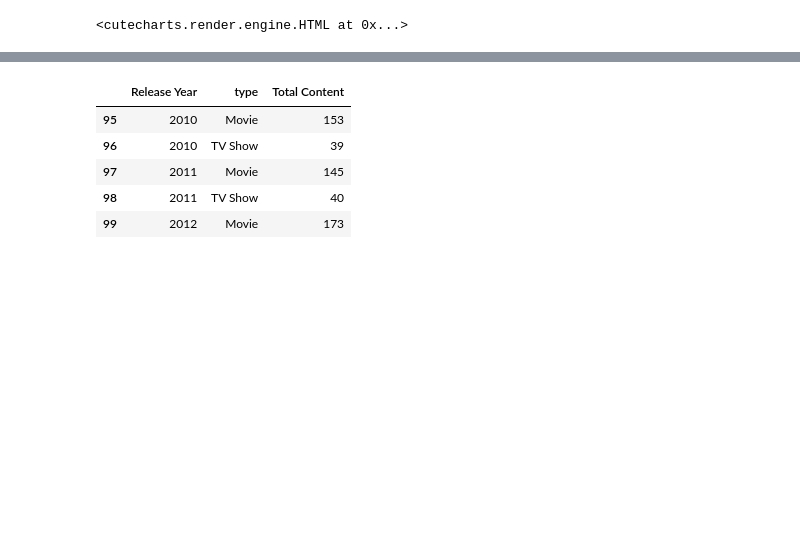
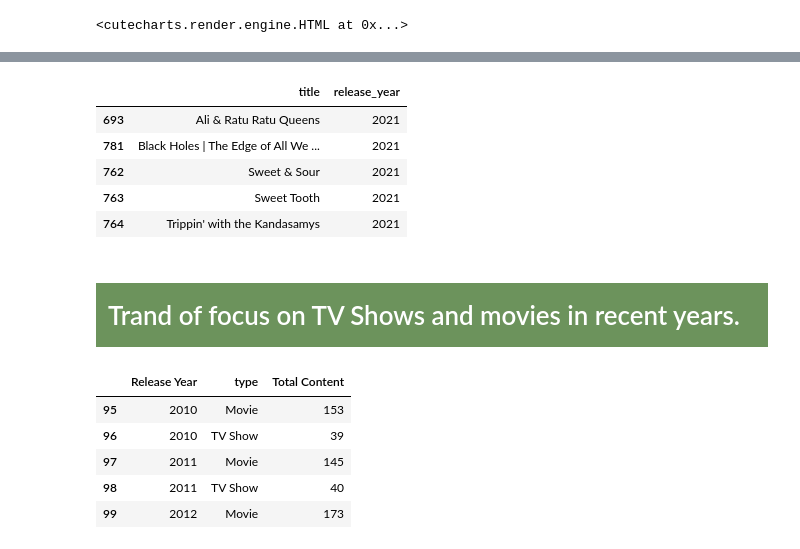
Before and after one commit to pritomsh/netflix-movies-tv-shows-data-analysis, a Jupyter notebook: netflix_data_analysis.ipynb, the cells around one changed output, grey strips where cells are left out. Cells and saved outputs as stored; diff of their text form; code cells hidden in the pictures; blank space fills up the shorter version.

```diff
--- a/netflix_data_analysis.ipynb
+++ b/netflix_data_analysis.ipynb
@@ -340,11 +245,11 @@ actors
 # %%
-plt.figure(figsize=(6,4))
-# Create bars with blue edge color
-barplot1 = plt.bar(actors.cast, actors.counts, color=['navajowhite'],  edgecolor='red',align='center')
-plt.xticks(rotation=45)
-# Add title
-plt.bar_label(barplot1, labels = actors.counts, label_type="edge")
-plt.title('Top Five Directors',)
-# Show graph
-plt.show()
+colors=['#FFF1C9', '#F7B7A3', '#EA5F89', '#9B3192', '#57167E', '#47B39C','#00529B']
+
+chart = ctc.Bar('Top Ten Actors', width='600px', height='200px')
+
+chart.set_options(labels=list(actors.cast),x_label='Director',y_label='Number of Movie', colors=Faker.colors)
+
+chart.add_series('Geners',list(actors.counts))
+
+chart.render_notebook()
 # %% [output]
@@ -352,3 +268,16 @@ plt.show()
+# %%
+new_r = data.sort_values("release_year", ascending = False)
+new_r = new_r[new_r['duration'] != ""]
+new_r[['title', "release_year"]][:5]
+# %% [output]
+|  | title | release_year |
+| 693 | Ali & Ratu Ratu Queens | 2021 |
+| 781 | Black Holes | The Edge of All We ... | 2021 |
+| 762 | Sweet & Sour | 2021 |
+| 763 | Sweet Tooth | 2021 |
+| 764 | Trippin' with the Kandasamys | 2021 |
+# %% [markdown]
+# <div style="font-family: Trebuchet MS; background-color: #6C935C; color: #FFFFFF; padding: 12px; line-height: 1.5;">Trand of focus on TV Shows and movies in recent years.</div>
 # %%
 dff = data[['type','release_year']]
 dff = dff.rename(columns = {'release_year' : 'Release Year'})
```
Also changed, not shown: parts of 61 cells of this notebook, 6 other files.
